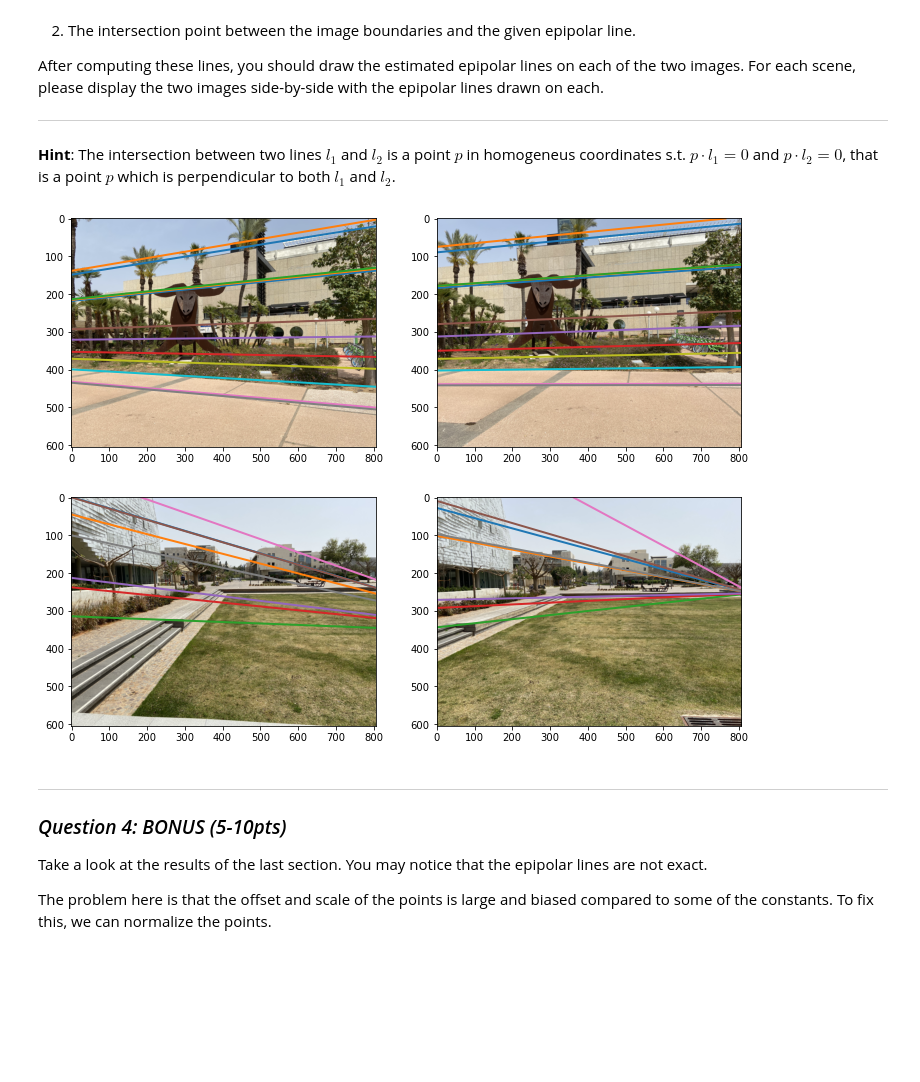
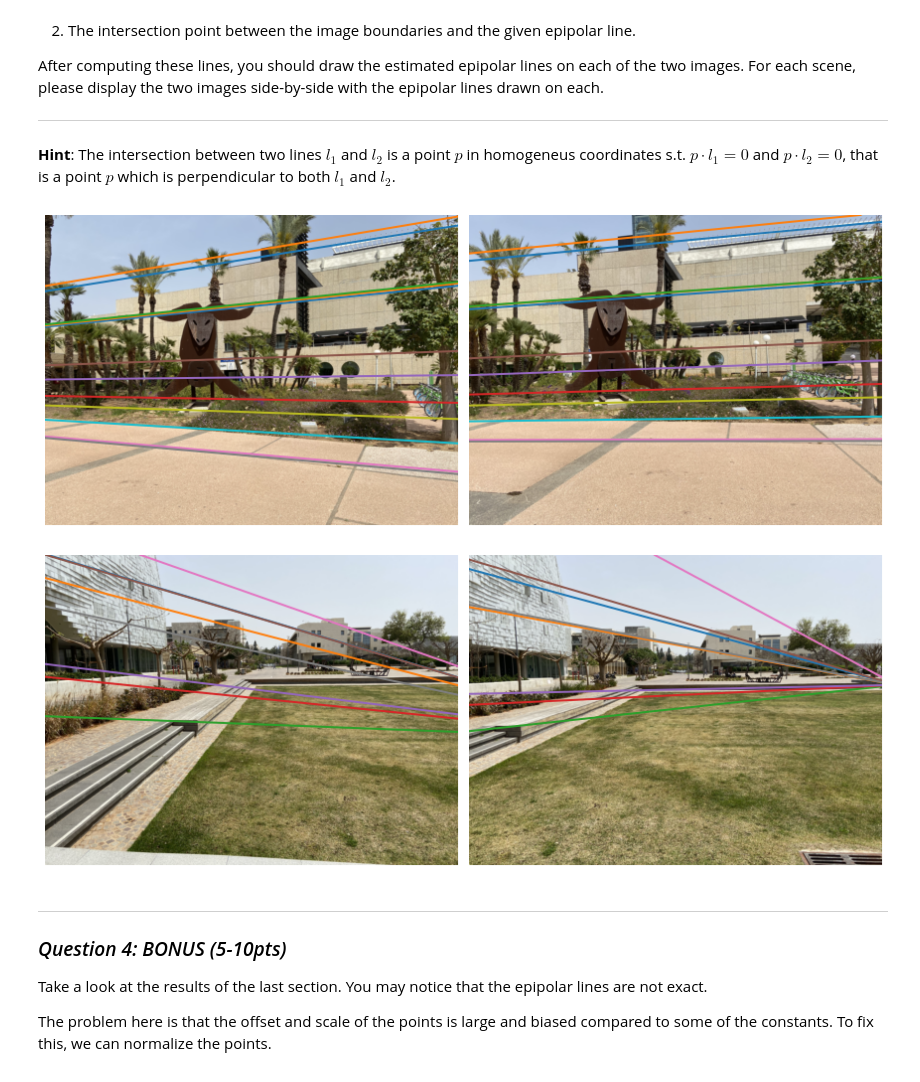
Before and after one commit to levyrafi12/graphics, a Jupyter notebook: ex2/graphics_epipolar_exercise.ipynb, the cells around one changed output. Saved outputs shown, nothing was run; the diff lists cells and outputs as text; code cells hidden in the pictures; blank space fills up the shorter version.

```diff
--- a/ex2/graphics_epipolar_exercise.ipynb
+++ b/ex2/graphics_epipolar_exercise.ipynb
@@ -203,6 +203,10 @@ def intersection(L1, L2):
 
 def plot_epipole_lines(pts1, pts2, I1, I2, F, out_file):
     f, [ax1, ax2] = plt.subplots(1, 2, figsize=(12, 9))
+    ax1.axis('off')
+    ax2.axis('off')
+    f.tight_layout()
+    plt.tight_layout()
     ax1.imshow(I1)
     ax2.imshow(I2)
 
@@ -306,34 +310,34 @@ def plot_epipole_lines(pts1, pts2, I1, I2, F, out_file):
 
         if 0 < right_boundary_point[1] < I1.shape[1]:
             intersection_points.append(right_boundary_point)
 
         if 0 < upper_boundary_point[0] < I1.shape[1]:
             intersection_points.append(upper_boundary_point)
 
         if 0 < bottom_boundary_point[0] < I1.shape[1]:
             intersection_points.append(bottom_boundary_point)
 
         assert len(intersection_points) == 2
 
         ax1.plot([intersection_points[0][0], intersection_points[1][0]],
                  [intersection_points[0][1], intersection_points[1][1]], linewidth=2)
 
     plt.draw()
     plt.savefig(out_file)
     plt.show()
 
 
 sceneA_pts_a = load_file('input/sceneA/sceneA-pts2d-1.txt')
 sceneA_pts_b = load_file('input/sceneA/sceneA-pts2d-2.txt')
 sceneA_im1 = cv2.imread("input/sceneA/sceneA-im-1.png")
 sceneA_im1 = cv2.cvtColor(sceneA_im1, cv2.COLOR_BGR2RGB)
 sceneA_im2 = cv2.imread("input/sceneA/sceneA-im-2.png")
 sceneA_im2 = cv2.cvtColor(sceneA_im2, cv2.COLOR_BGR2RGB)
 out_file = "output/images_scene_A.png"
 
 plot_epipole_lines(sceneA_pts_a, sceneA_pts_b, sceneA_im1, sceneA_im2, F_sceneA_rank_2, out_file)
 # %% [output]
-[figure, old version]
+[figure, new version]
 # %%
 # Draw the epipolar lines on the images of Scene B and display + save the images side-by-side
 sceneB_pts_a = load_file('input/sceneB/sceneB-im-1_my_points.txt')
@@ -346,7 +350,7 @@ out_file = "output/images_scene_B.png"
 
 plot_epipole_lines(sceneB_pts_a, sceneB_pts_b, sceneB_im1, sceneB_im2, F_sceneB_rank_2, out_file)
 # %% [output]
-[figure, old version]
+[figure, new version]
 # %% [markdown]
 ---
 
```
Also changed, not shown: 3 other files.
